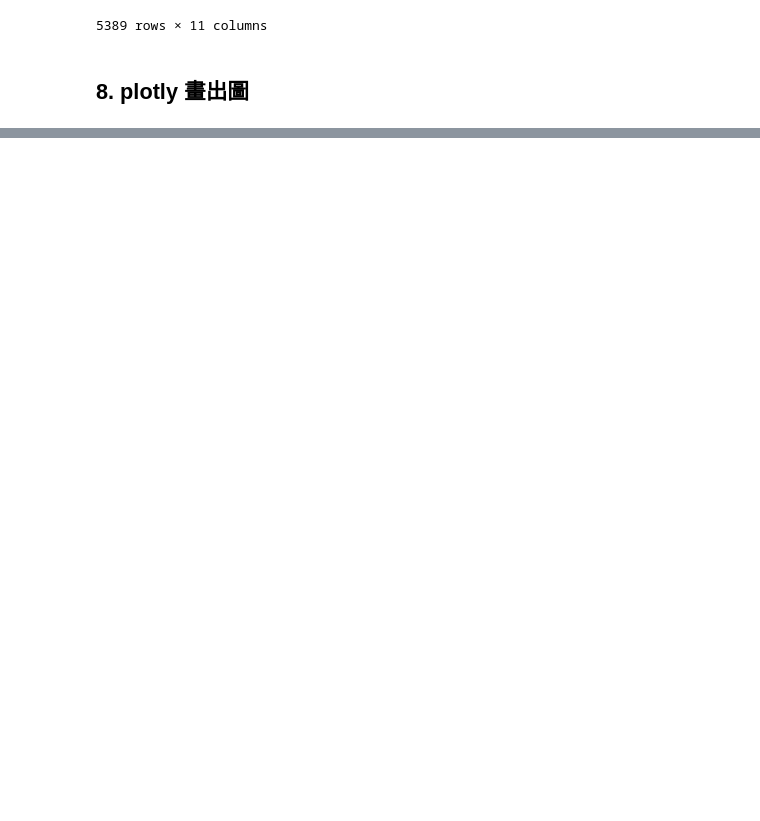
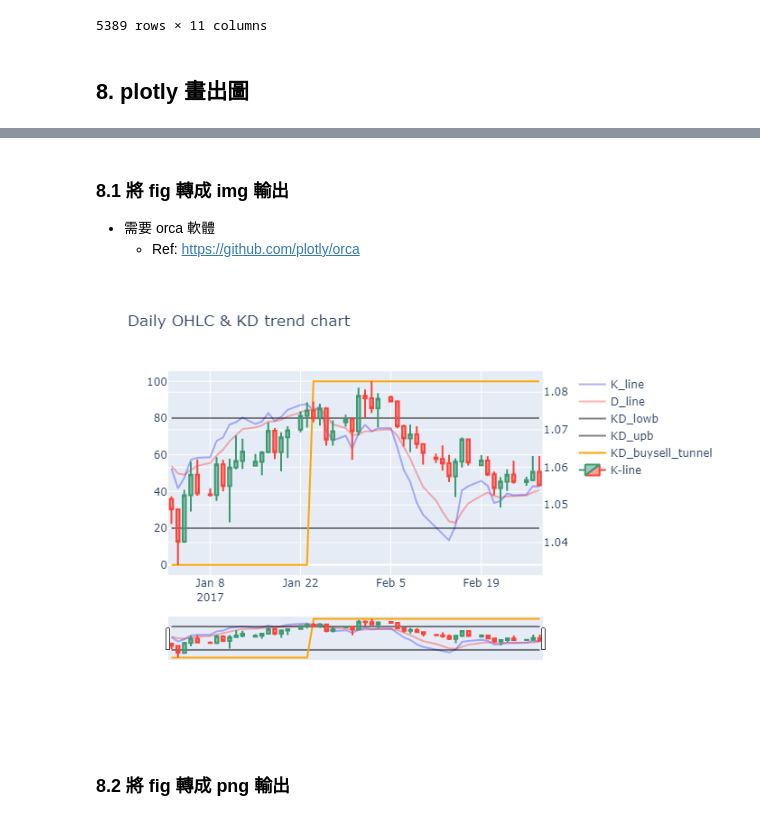
Before and after one commit to edward79519/project_EURUSD, a Jupyter notebook: daily_kd_v1.ipynb, the cells around one changed output, grey strips where cells are left out. Drawn from its saved outputs; the diff is of its cells as text; code cells hidden in the pictures; blank space fills up the shorter version.

Commit message:
add image output

```diff
--- a/daily_kd_v1.ipynb
+++ b/daily_kd_v1.ipynb
@@ -299,7 +303,7 @@ from plotly.subplots import make_subplots
 
 figdf2 = df_day
 figdf2 = figdf2.set_index("date")
-figdf2 = figdf2.loc["2016-01-01":"2017-06-30"]
+figdf2 = figdf2.loc["2016-01-01":"2017-02-30"]
 
 
 # fig2 = go.Figure()
@@ -310,7 +314,7 @@ fig2.add_trace(go.Scatter(
                 y=figdf2['K_value'],
                 name="K_line",
                 line_color='blue',
-                opacity=0.5),
+                opacity=0.3),
                 secondary_y=False)
 
 fig2.add_trace(go.Scatter(
@@ -318,21 +322,23 @@ fig2.add_trace(go.Scatter(
                 y=figdf2['D_value'],
                 name="D_line",
                 line_color='red',
-                opacity=0.5),
+                opacity=0.3),
                 secondary_y=False)
 
 fig2.add_trace(go.Scatter(
                 x = figdf2.index,
                 y = [20]*len(figdf2),
                 name="KD_lowb",
-                line_color="black"),
+                line_color="black",
+                opacity=0.5),
                 secondary_y=False)
 
 fig2.add_trace(go.Scatter(
                 x = figdf2.index,
                 y = [80]*len(figdf2),
                 name="KD_upb",
-                line_color="black"),
+                line_color="black",
+                opacity=0.5),
                 secondary_y=False)
 
 fig2.add_trace(go.Scatter(
@@ -351,8 +357,20 @@ fig2.add_trace(go.Candlestick(x=figdf2.index,
                 secondary_y=True)
 
 # Use date string to set xaxis range
-fig2.update_layout(title_text="Manually Set Date Range",
+fig2.update_layout(title_text="Daily OHLC & KD trend chart",
                    xaxis_rangeslider_visible=True)
 fig2.show()
 # %% [output]
 [interactive output not drawn]
+# %% [markdown]
+### 8.1 將 fig 轉成 img 輸出
+
+- 需要 orca 軟體
+    - Ref: https://github.com/plotly/orca
+# %%
+from IPython.display import Image
+Image(fig2.to_image(format="png"))
+# %% [output]
+[figure, added]
+# %% [markdown]
+### 8.2 將 fig 轉成 png 輸出
```
Also changed, not shown: parts of 2 cells of this notebook.
